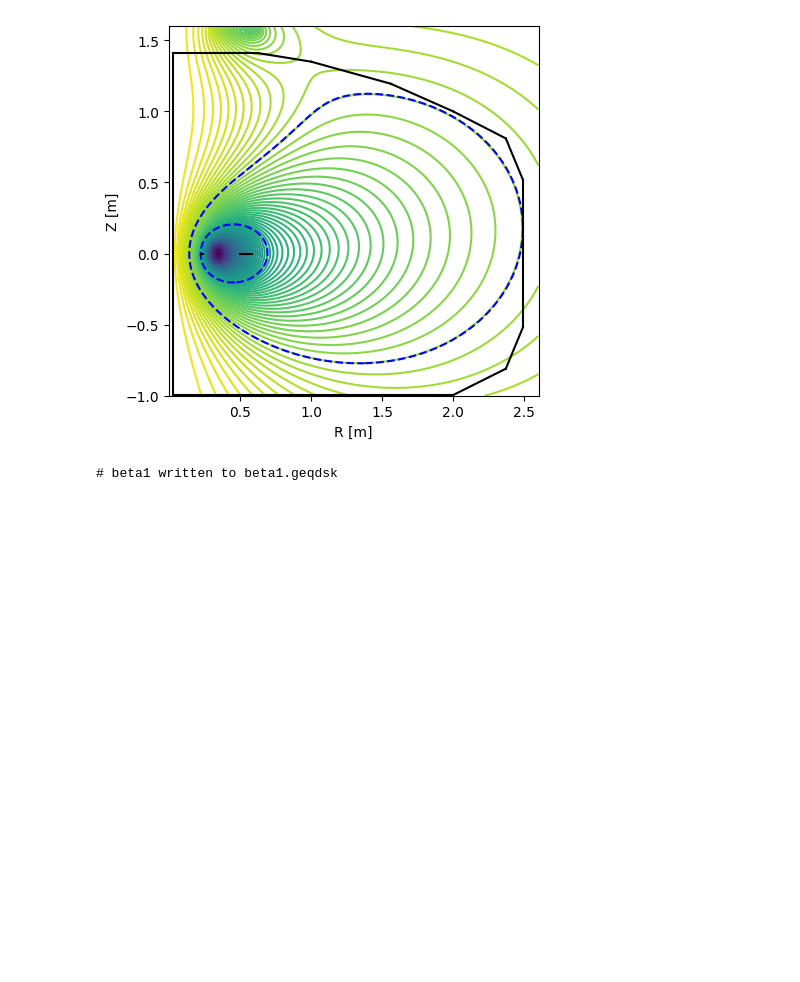
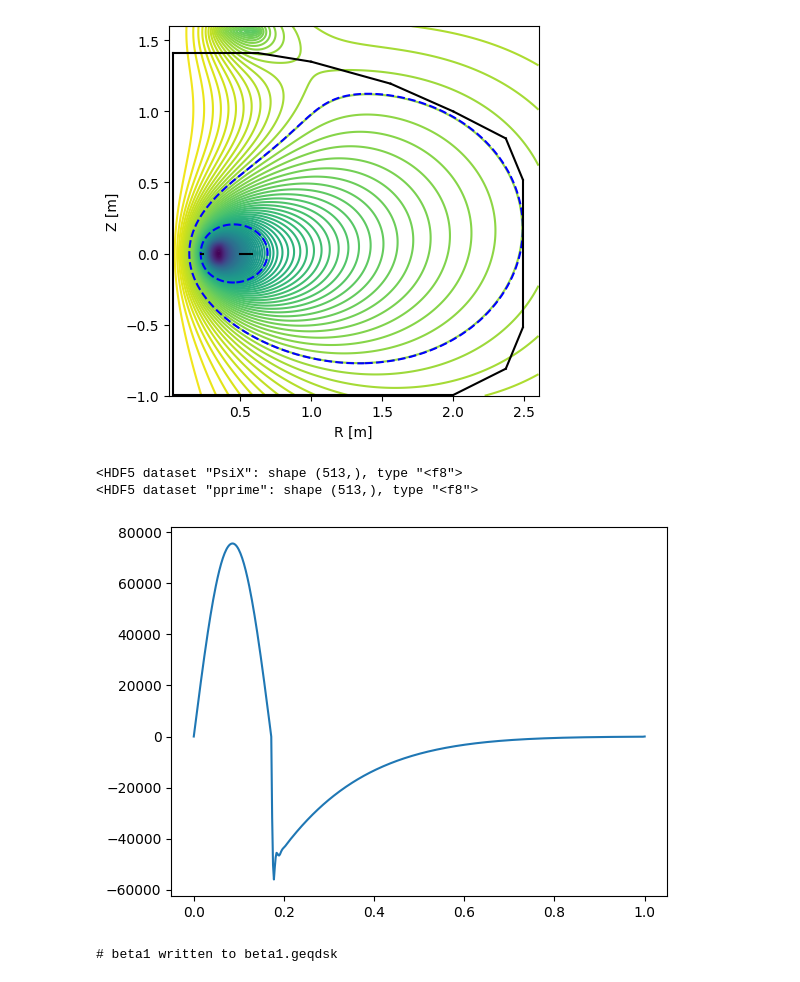
Before and after one commit to dgarnier/dipoleq, a Jupyter notebook: postprocess/hdf2efit.ipynb, the cells around one changed output. Saved outputs shown, nothing was run; the diff lists cells and outputs as text; code cells hidden in the pictures; blank space fills up the shorter version.

```diff
--- a/postprocess/hdf2efit.ipynb
+++ b/postprocess/hdf2efit.ipynb
@@ -43,6 +43,21 @@ with h5py.File('../Testing/beta1.h5','r') as h5f:
     plot_h5eq(h5f)
 # %% [output]
 [figure]
+# %%
+def plot_h5eq_ff(h5eq):
+    import matplotlib.pyplot as plt
+    fig,ax = plt.subplots()
+    plt.plot(h5eq['FluxFunctions']['PsiX'][()],h5eq['FluxFunctions']['pprime'][()],label='pprime')
+
+
+with h5py.File('../Testing/beta1.h5','r') as h5f:
+    print(h5f['FluxFunctions']['PsiX'])
+    print(h5f["FluxFunctions"]["pprime"])
+    plot_h5eq_ff(h5f)
+# %% [output]
+<HDF5 dataset "PsiX": shape (513,), type "<f8">
+<HDF5 dataset "pprime": shape (513,), type "<f8">
+[figure, added]
 # %%
 def dipoleq_lim_to_eqdsk(lim):
     import numpy as np
```
Also changed, not shown: parts of 1 cell of this notebook, 1 other file.
